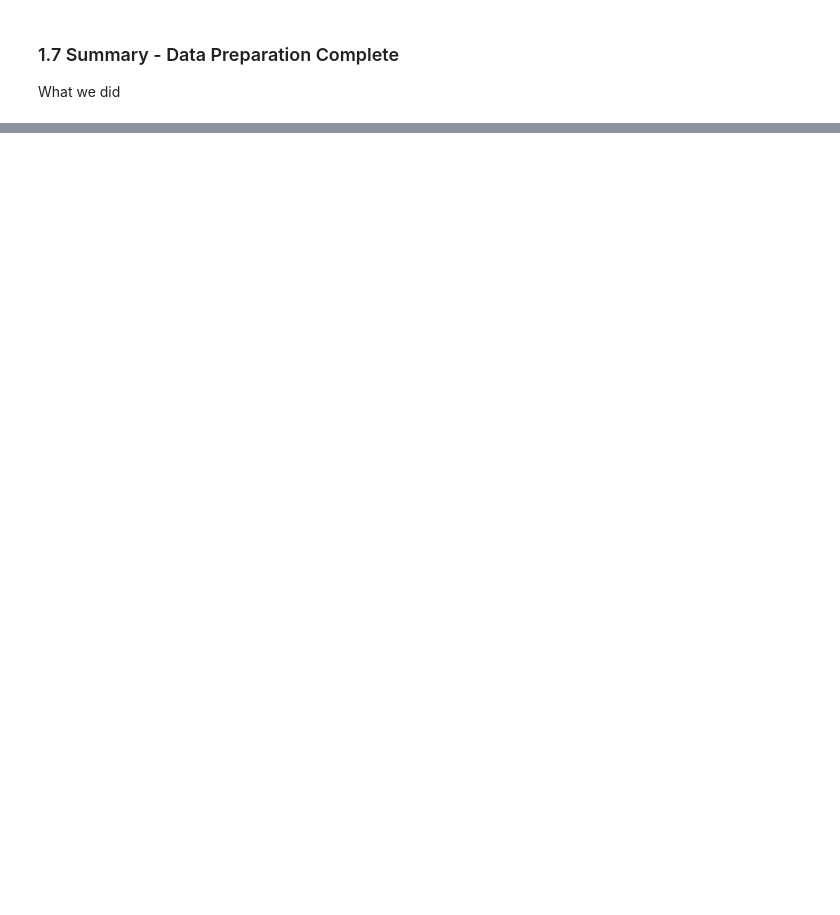
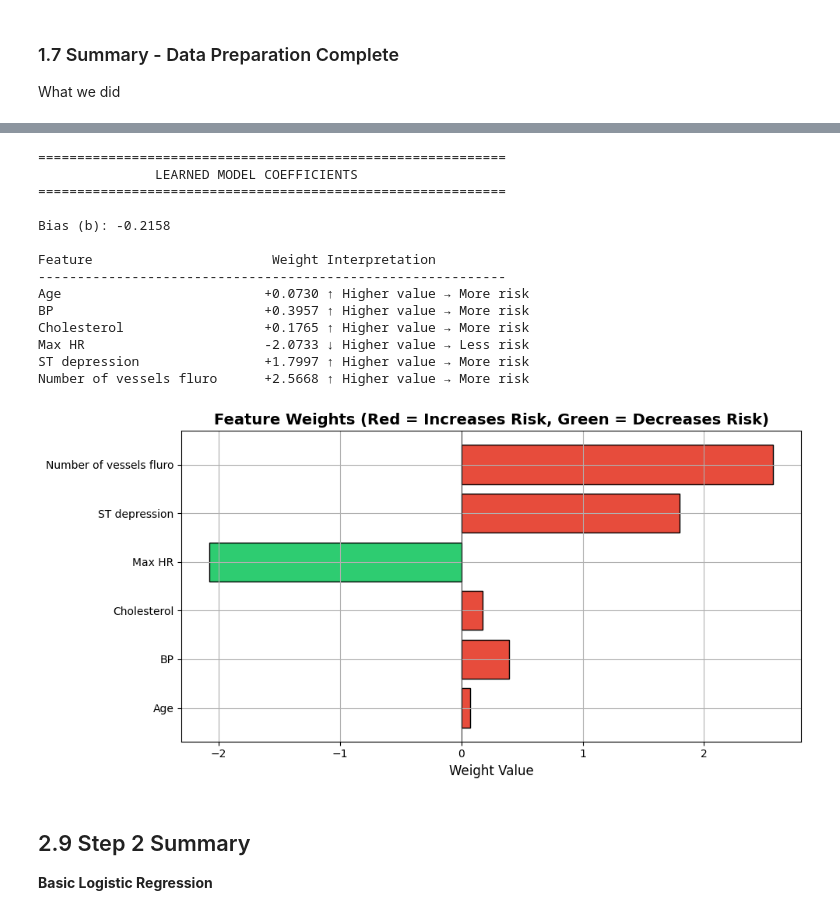
Before and after one commit to cris-eci/Logistic-Regression-Heart-Disease-Risk-Prediction, a Jupyter notebook: heart_disease_lr_analysis.ipynb, the cells around one changed output, grey strips where cells are left out. Drawn from its saved outputs; the diff is of its cells as text; code cells hidden in the pictures; blank space fills up the shorter version.

```diff
--- a/heart_disease_lr_analysis.ipynb
+++ b/heart_disease_lr_analysis.ipynb
@@ -442,0 +1020,45 @@ Ready for model training!
+# %%
+# Analyze learned weights
+print("\n" + "=" * 60)
+print("               LEARNED MODEL COEFFICIENTS")
+print("=" * 60)
+print(f"\nBias (b): {b_trained:.4f}")
+print(f"\n{'Feature':<25} {'Weight':>10} {'Interpretation'}")
+print("-" * 60)
+
+for i, (feature, weight) in enumerate(zip(feature_columns, w_trained)):
+    if weight > 0:
+        interpretation = "↑ Higher value → More risk"
+    else:
+        interpretation = "↓ Higher value → Less risk"
+    print(f"{feature:<25} {weight:>+10.4f} {interpretation}")
+
+# Visualize weights
+plt.figure(figsize=(10, 5))
+colors = ['#e74c3c' if w > 0 else '#2ecc71' for w in w_trained]
+bars = plt.barh(feature_columns, w_trained, color=colors, edgecolor='black')
+plt.axvline(0, color='black', linewidth=0.5)
+plt.xlabel('Weight Value', fontsize=12)
+plt.title('Feature Weights (Red = Increases Risk, Green = Decreases Risk)', fontsize=14, fontweight='bold')
+plt.tight_layout()
+plt.show()
+# %% [output]
+============================================================
+               LEARNED MODEL COEFFICIENTS
+============================================================
+
+Bias (b): -0.2158
+
+Feature                       Weight Interpretation
+------------------------------------------------------------
+Age                          +0.0730 ↑ Higher value → More risk
+BP                           +0.3957 ↑ Higher value → More risk
+Cholesterol                  +0.1765 ↑ Higher value → More risk
+Max HR                       -2.0733 ↓ Higher value → Less risk
+ST depression                +1.7997 ↑ Higher value → More risk
+Number of vessels fluro      +2.5668 ↑ Higher value → More risk
+[figure, added]
+# %% [markdown]
+## 2.9 Step 2 Summary
+
+**Basic Logistic Regression**
```
Also changed, not shown: parts of 38 cells of this notebook.
